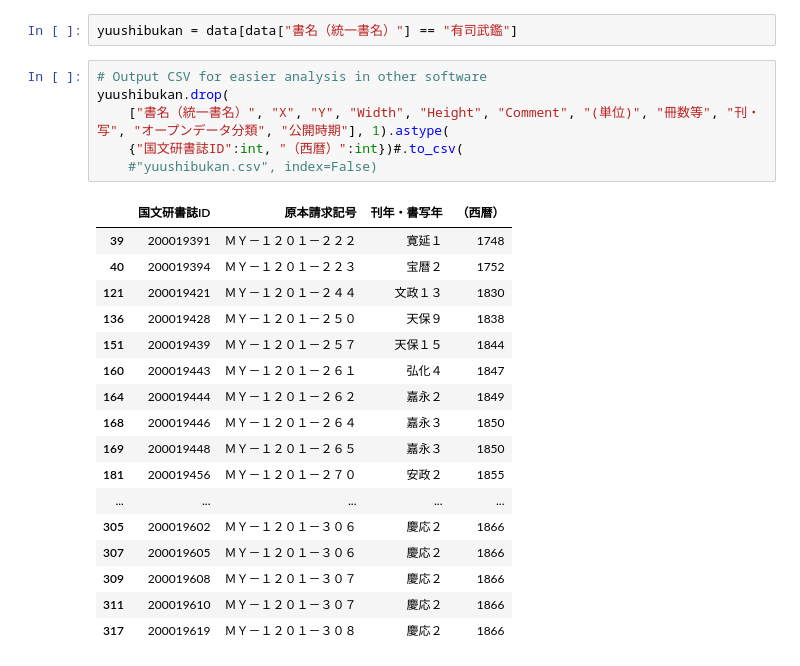
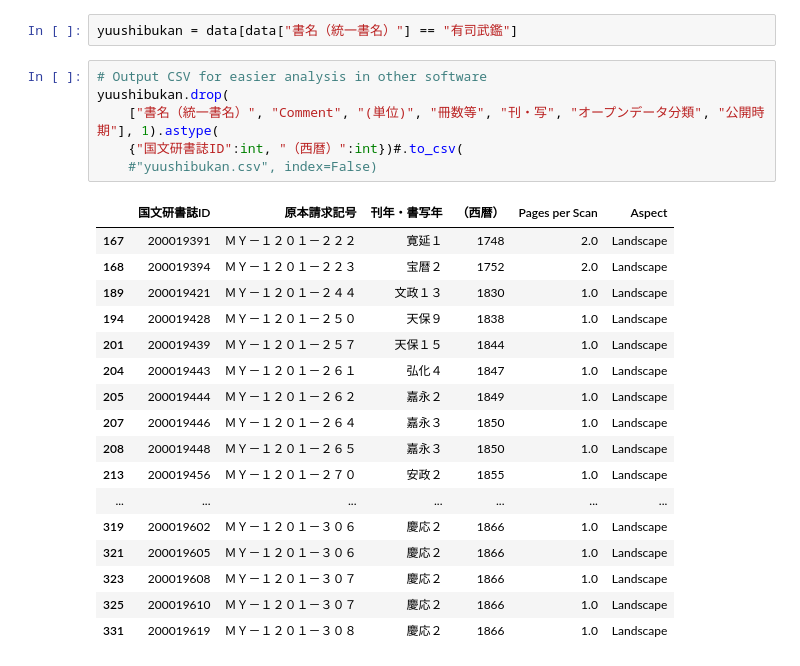
Before and after one commit to leyhline/bukan-collection, a Jupyter notebook: 00-data-validation.ipynb, the cells around one changed output. Drawn from its saved outputs; the diff is of its cells as text.

```diff
--- a/00-data-validation.ipynb
+++ b/00-data-validation.ipynb
@@ -190,24 +191,24 @@ yuushibukan = data[data["書名（統一書名）"] == "有司武鑑"]
 # %%
 # Output CSV for easier analysis in other software
 yuushibukan.drop(
-    ["書名（統一書名）", "X", "Y", "Width", "Height", "Comment", "(単位)", "冊数等", "刊・写", "オープンデータ分類", "公開時期"], 1).astype(
+    ["書名（統一書名）", "Comment", "(単位)", "冊数等", "刊・写", "オープンデータ分類", "公開時期"], 1).astype(
     {"国文研書誌ID":int, "（西暦）":int})#.to_csv(
     #"yuushibukan.csv", index=False)
 # %% [output]
-|  | 国文研書誌ID | 原本請求記号 | 刊年・書写年 | （西暦） |
-| 39 | 200019391 | ＭＹ－１２０１－２２２ | 寛延１ | 1748 |
-| 40 | 200019394 | ＭＹ－１２０１－２２３ | 宝暦２ | 1752 |
-| 121 | 200019421 | ＭＹ－１２０１－２４４ | 文政１３ | 1830 |
-| 136 | 200019428 | ＭＹ－１２０１－２５０ | 天保９ | 1838 |
-| 151 | 200019439 | ＭＹ－１２０１－２５７ | 天保１５ | 1844 |
-| 160 | 200019443 | ＭＹ－１２０１－２６１ | 弘化４ | 1847 |
-| 164 | 200019444 | ＭＹ－１２０１－２６２ | 嘉永２ | 1849 |
-| 168 | 200019446 | ＭＹ－１２０１－２６４ | 嘉永３ | 1850 |
-| 169 | 200019448 | ＭＹ－１２０１－２６５ | 嘉永３ | 1850 |
-| 181 | 200019456 | ＭＹ－１２０１－２７０ | 安政２ | 1855 |
-| ... | ... | ... | ... | ... |
-| 305 | 200019602 | ＭＹ－１２０１－３０６ | 慶応２ | 1866 |
-| 307 | 200019605 | ＭＹ－１２０１－３０６ | 慶応２ | 1866 |
-| 309 | 200019608 | ＭＹ－１２０１－３０７ | 慶応２ | 1866 |
-| 311 | 200019610 | ＭＹ－１２０１－３０７ | 慶応２ | 1866 |
-| 317 | 200019619 | ＭＹ－１２０１－３０８ | 慶応２ | 1866 |
+|  | 国文研書誌ID | 原本請求記号 | 刊年・書写年 | （西暦） | Pages per Scan | Aspect |
+| 167 | 200019391 | ＭＹ－１２０１－２２２ | 寛延１ | 1748 | 2.0 | Landscape |
+| 168 | 200019394 | ＭＹ－１２０１－２２３ | 宝暦２ | 1752 | 2.0 | Landscape |
+| 189 | 200019421 | ＭＹ－１２０１－２４４ | 文政１３ | 1830 | 1.0 | Landscape |
+| 194 | 200019428 | ＭＹ－１２０１－２５０ | 天保９ | 1838 | 1.0 | Landscape |
+| 201 | 200019439 | ＭＹ－１２０１－２５７ | 天保１５ | 1844 | 1.0 | Landscape |
+| 204 | 200019443 | ＭＹ－１２０１－２６１ | 弘化４ | 1847 | 1.0 | Landscape |
+| 205 | 200019444 | ＭＹ－１２０１－２６２ | 嘉永２ | 1849 | 1.0 | Landscape |
+| 207 | 200019446 | ＭＹ－１２０１－２６４ | 嘉永３ | 1850 | 1.0 | Landscape |
+| 208 | 200019448 | ＭＹ－１２０１－２６５ | 嘉永３ | 1850 | 1.0 | Landscape |
+| 213 | 200019456 | ＭＹ－１２０１－２７０ | 安政２ | 1855 | 1.0 | Landscape |
+| ... | ... | ... | ... | ... | ... | ... |
+| 319 | 200019602 | ＭＹ－１２０１－３０６ | 慶応２ | 1866 | 1.0 | Landscape |
+| 321 | 200019605 | ＭＹ－１２０１－３０６ | 慶応２ | 1866 | 1.0 | Landscape |
+| 323 | 200019608 | ＭＹ－１２０１－３０７ | 慶応２ | 1866 | 1.0 | Landscape |
+| 325 | 200019610 | ＭＹ－１２０１－３０７ | 慶応２ | 1866 | 1.0 | Landscape |
+| 331 | 200019619 | ＭＹ－１２０１－３０８ | 慶応２ | 1866 | 1.0 | Landscape |
```
Also changed, not shown: parts of 5 cells of this notebook, 1 other file.
